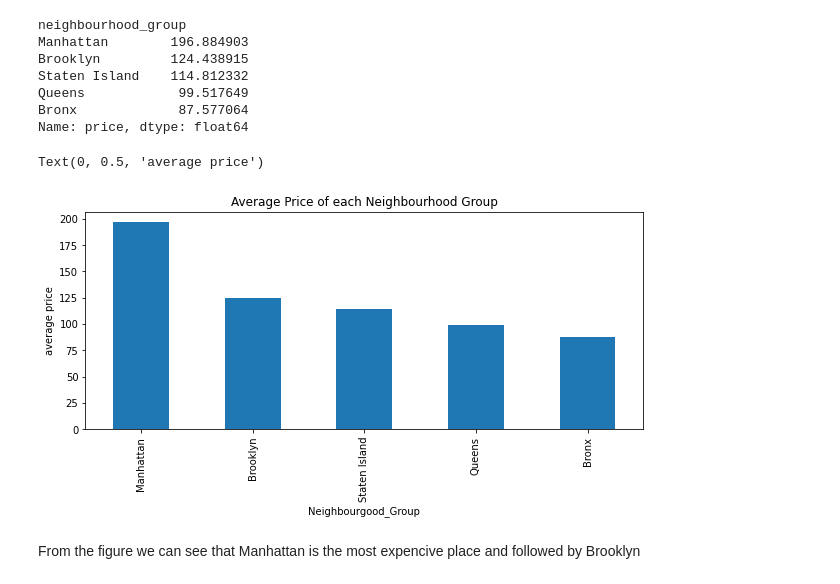
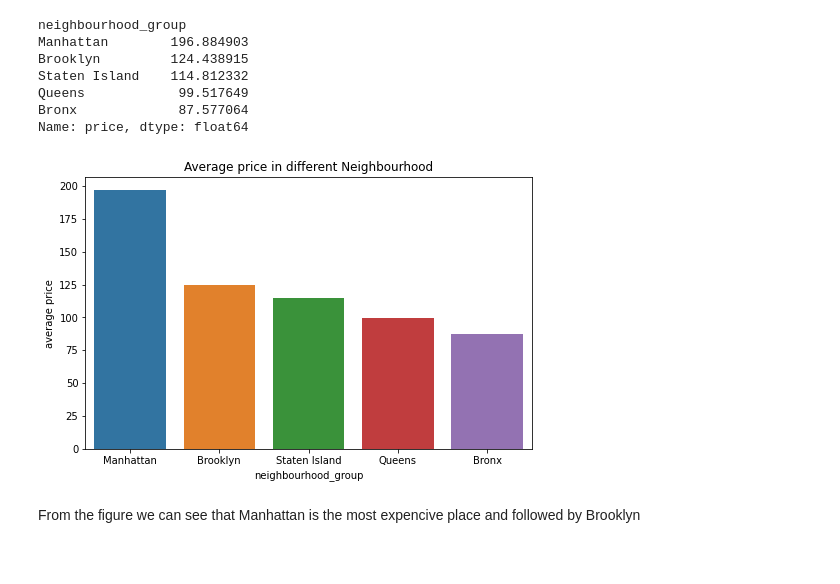
Before and after one commit to prabindebnath25/Airbnb-Bookings-Analysis---Capstone-Project, a Jupyter notebook: Solution_Airbnb Bookings Analysis - Capstone Project.ipynb, the cells around one changed output. Drawn from its saved outputs; the diff is of its cells as text; code cells hidden in the pictures.

```diff
--- a/Solution_Airbnb Bookings Analysis - Capstone Project.ipynb
+++ b/Solution_Airbnb Bookings Analysis - Capstone Project.ipynb
@@ -173,4 +173,5 @@ plt.show()
 sns.scatterplot(x= df.longitude, y= df.latitude, hue = df.room_type)
 plt.title('Room types in different areas')
 plt.plot()
+plt.rcParams['figure.figsize'] = 5,5
 # %% [output]
@@ -200,7 +203,7 @@ from above figure we can see that Manhattan area has most number of listings fol
 ## Number of hosts in different neighbourhoods
 # %%
 df[df['neighbourhood_group'] == 'Manhattan'].groupby(['neighbourhood'])['host_id'].count().sort_values(ascending= False).plot(kind = 'bar')
-plt.rcParams["figure.figsize"] = (10,5)
+
 plt.title('Different neighbourhood in Manhattan and number of host there')
 plt.xlabel('Neighbourhood in Manhatten')
 plt.ylabel('Listing count')
@@ -284,0 +297,7 @@ df.host_id.value_counts()[:10].plot(kind = 'bar')
+# %%
+sns.barplot(x= df.host_name.value_counts()[:10].index, y= df.host_name.value_counts()[:10].values)
+plt.title('Top 10 hosts of AirBnb based on listing count')
+plt.xlabel('Host_ID')
+plt.ylabel('listing count')
+plt.rcParams['figure.figsize'] = 8,5
+plt.show()
@@ -327,13 +371,14 @@ Bronx             87.577064
 Name: price, dtype: float64
 # %%
 # We plot the above data
-df.groupby(['neighbourhood_group'])['price'].mean().sort_values(ascending=False).plot(kind = 'bar')
-plt.title('Average Price of each Neighbourhood Group')
-plt.xlabel('Neighbourgood_Group')
+price_in_group = df.groupby(['neighbourhood_group'])['price'].mean().sort_values(ascending=False)
+sns.barplot(x=price_in_group.index, y= price_in_group.values)
+plt.title("Average price in different Neighbourhood")
 plt.ylabel('average price')
+plt.rcParams['figure.figsize'] = 8,5
+plt.show()
 # %% [output]
-Text(0, 0.5, 'average price')
-[figure, old version]
+[figure, new version]
 # %% [markdown]
 From the figure we can see that Manhattan is the most expencive place and followed by Brooklyn
 # %%
```
Also changed, not shown: parts of 28 cells of this notebook.
